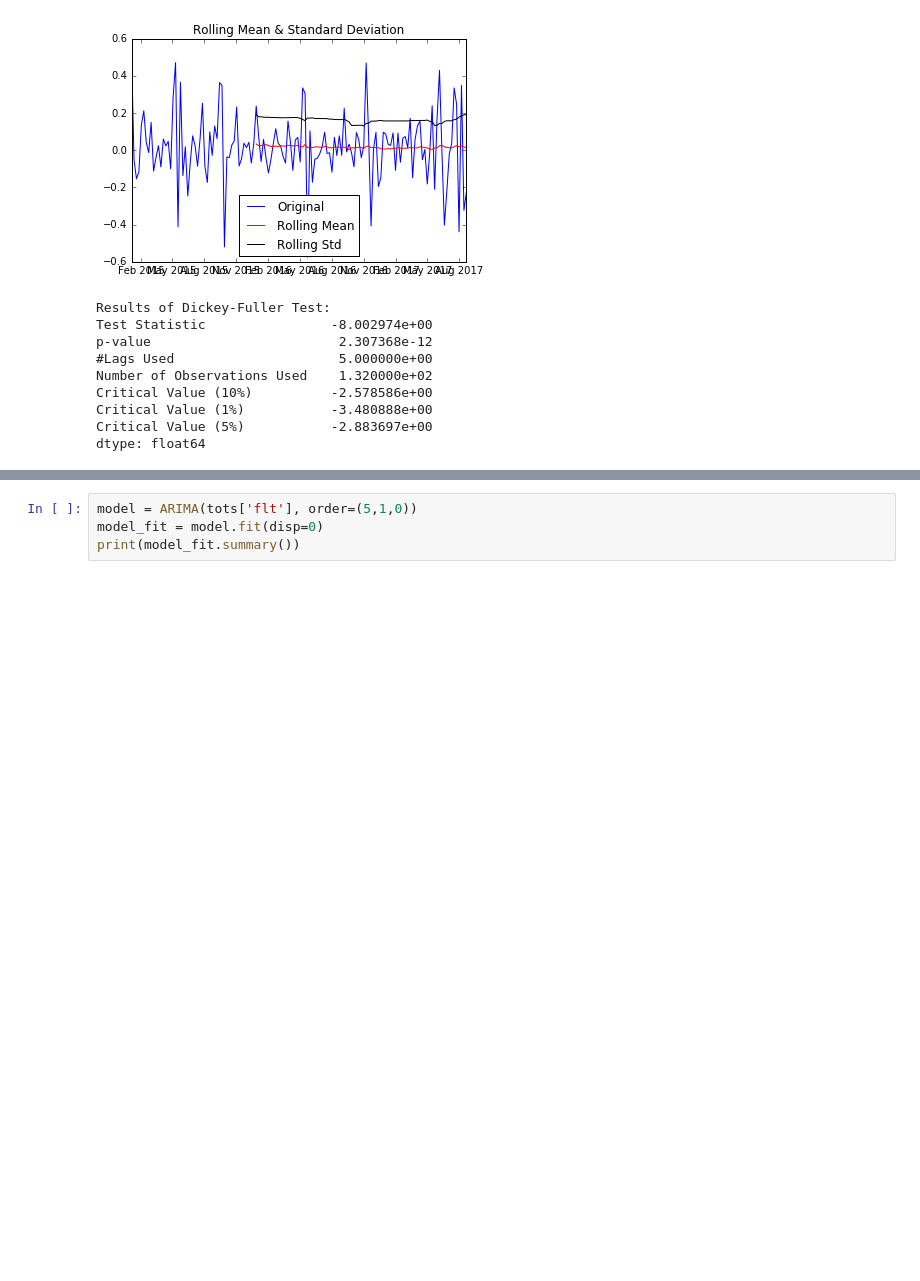
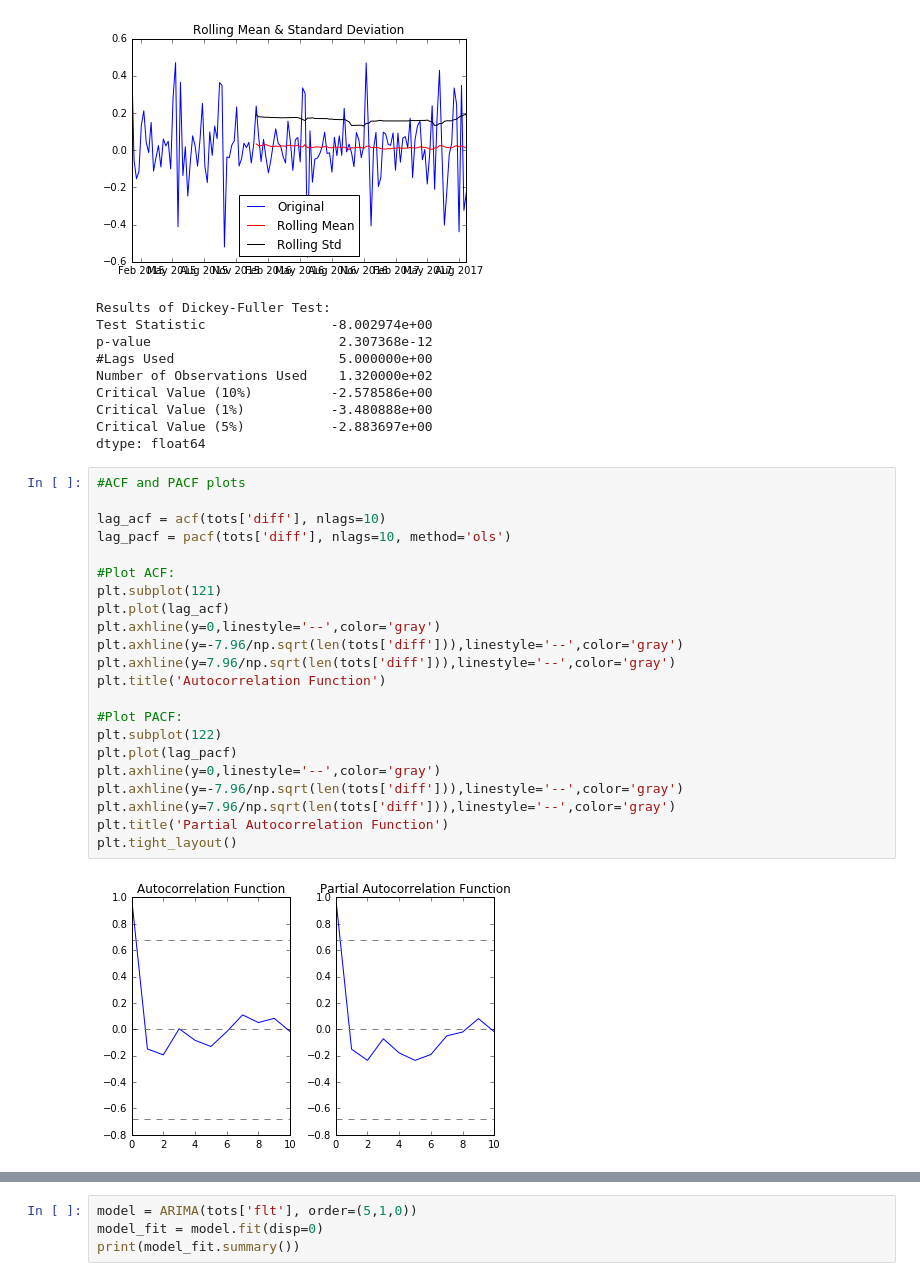
Before and after one commit to daronjp/test, a Jupyter notebook: test.ipynb, the cells around one changed output, grey strips where cells are left out. Drawn from its saved outputs; the diff is of its cells as text; blank space fills up the shorter version.

```diff
--- a/test.ipynb
+++ b/test.ipynb
@@ -142,3 +143,27 @@ Critical Value (10%)          -2.578586e+00
 Critical Value (1%)           -3.480888e+00
 Critical Value (5%)           -2.883697e+00
 dtype: float64
+# %%
+#ACF and PACF plots
+
+lag_acf = acf(tots['diff'], nlags=10)
+lag_pacf = pacf(tots['diff'], nlags=10, method='ols')
+
+#Plot ACF:
+plt.subplot(121)
+plt.plot(lag_acf)
+plt.axhline(y=0,linestyle='--',color='gray')
+plt.axhline(y=-7.96/np.sqrt(len(tots['diff'])),linestyle='--',color='gray')
+plt.axhline(y=7.96/np.sqrt(len(tots['diff'])),linestyle='--',color='gray')
+plt.title('Autocorrelation Function')
+
+#Plot PACF:
+plt.subplot(122)
+plt.plot(lag_pacf)
+plt.axhline(y=0,linestyle='--',color='gray')
+plt.axhline(y=-7.96/np.sqrt(len(tots['diff'])),linestyle='--',color='gray')
+plt.axhline(y=7.96/np.sqrt(len(tots['diff'])),linestyle='--',color='gray')
+plt.title('Partial Autocorrelation Function')
+plt.tight_layout()
+# %% [output]
+[figure, added]
```
Also changed, not shown: parts of 9 cells of this notebook.
